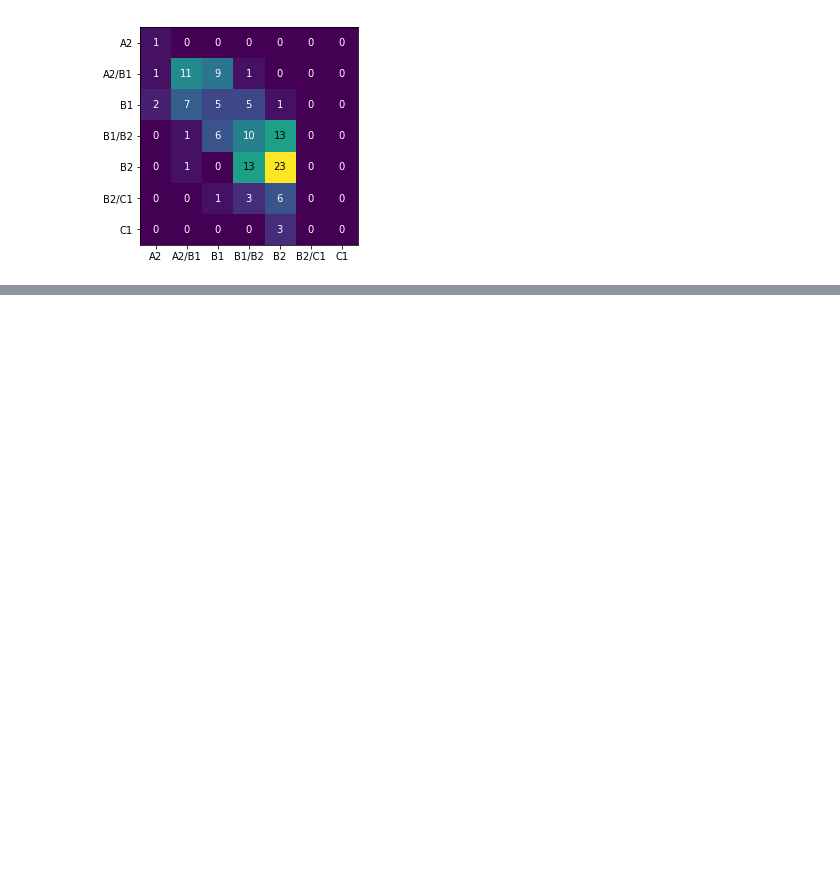
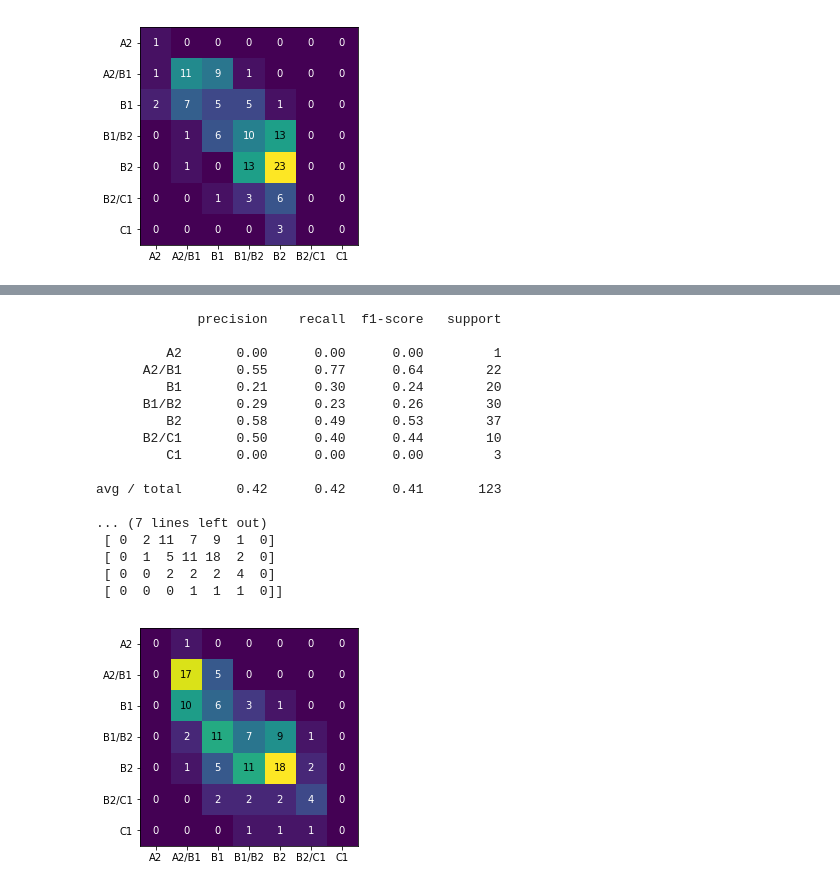
Before and after one commit to PhyloStar/NorskASK, a Jupyter notebook: notebooks/Collect results.ipynb, the cells around one changed output, grey strips where cells are left out. Cells and saved outputs as stored; diff of their text form; code cells hidden in the pictures; blank space fills up the shorter version.

```diff
--- a/notebooks/Collect results.ipynb
+++ b/notebooks/Collect results.ipynb
@@ -113,0 +193,21 @@ avg / total       0.37      0.41      0.38       123
+# %%
+report(res.true, res.predictions, CEFR_LABELS);
+# %% [output]
+             precision    recall  f1-score   support
+
+         A2       0.00      0.00      0.00         1
+      A2/B1       0.55      0.77      0.64        22
+         B1       0.21      0.30      0.24        20
+      B1/B2       0.29      0.23      0.26        30
+         B2       0.58      0.49      0.53        37
+      B2/C1       0.50      0.40      0.44        10
+         C1       0.00      0.00      0.00         3
+
+avg / total       0.42      0.42      0.41       123
+
+... (7 lines left out)
+ [ 0  2 11  7  9  1  0]
+ [ 0  1  5 11 18  2  0]
+ [ 0  0  2  2  2  4  0]
+ [ 0  0  0  1  1  1  0]]
+[figure, added]
```
Also changed, not shown: parts of 11 cells of this notebook.
